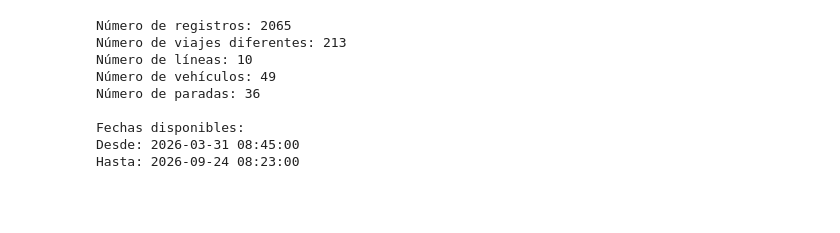
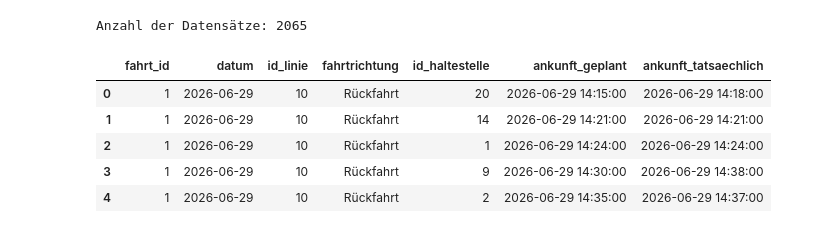
Before and after one commit to IngPedro11/Datenverwaltungssysteme, a Jupyter notebook: docker/machine_learning/notebooks/02_citymove_delay_prediction.ipynb, the cells around one changed output. Cells and saved outputs as stored; diff of their text form; code cells hidden in the pictures; blank space fills up the shorter version.

```diff
--- a/docker/machine_learning/notebooks/02_citymove_delay_prediction.ipynb
+++ b/docker/machine_learning/notebooks/02_citymove_delay_prediction.ipynb
@@ -124,21 +154,35 @@ Available records: 2065
 # %%
-print("Número de registros:", len(df_ml))
-print("Número de viajes diferentes:", df_ml["id_fahrt"].nunique())
-print("Número de líneas:", df_ml["id_linie"].nunique())
-print("Número de vehículos:", df_ml["id_fahrzeug"].nunique())
-print("Número de paradas:", df_ml["id_haltestelle"].nunique())
+# Geplante und tatsächliche Ankunftszeiten zusammenführen.
 
-print("\nFechas disponibles:")
-print("Desde:", df_ml["ankunft_geplant"].min())
-print("Hasta:", df_ml["ankunft_geplant"].max())
+query_verspaetung = """
+SELECT
+    f.id AS fahrt_id,
+    f.datum,
+    f.id_linie,
+    f.fahrtrichtung,
+    fh.id_haltestelle,
+    fp.ankunft_geplant,
+    fh.ankunft_tatsaechlich
+FROM citymove.fahrt_haltestelle AS fh
+JOIN citymove.fahrplan AS fp
+    ON fp.id_fahrt = fh.id_fahrt
+    AND fp.id_haltestelle = fh.id_haltestelle
+JOIN citymove.fahrt AS f
+    ON f.id = fh.id_fahrt
+WHERE fp.ankunft_geplant IS NOT NULL
+  AND fh.ankunft_tatsaechlich IS NOT NULL;
+"""
+
+df_verspaetung = pd.read_sql(query_verspaetung, engine)
+
+print("Anzahl der Datensätze:", len(df_verspaetung))
+display(df_verspaetung.head())
 # %% [output]
-Número de registros: 2065
-Número de viajes diferentes: 213
-Número de líneas: 10
-Número de vehículos: 49
-Número de paradas: 36
-
-Fechas disponibles:
-Desde: 2026-03-31 08:45:00
-Hasta: 2026-09-24 08:23:00
+Anzahl der Datensätze: 2065
+|  | fahrt_id | datum | id_linie | fahrtrichtung | id_haltestelle | ankunft_geplant | ankunft_tatsaechlich |
+| 0 | 1 | 2026-06-29 | 10 | Rückfahrt | 20 | 2026-06-29 14:15:00 | 2026-06-29 14:18:00 |
+| 1 | 1 | 2026-06-29 | 10 | Rückfahrt | 14 | 2026-06-29 14:21:00 | 2026-06-29 14:21:00 |
+| 2 | 1 | 2026-06-29 | 10 | Rückfahrt | 1 | 2026-06-29 14:24:00 | 2026-06-29 14:24:00 |
+| 3 | 1 | 2026-06-29 | 10 | Rückfahrt | 9 | 2026-06-29 14:30:00 | 2026-06-29 14:38:00 |
+| 4 | 1 | 2026-06-29 | 10 | Rückfahrt | 2 | 2026-06-29 14:35:00 | 2026-06-29 14:37:00 |
 # %%
```
Also changed, not shown: parts of 14 cells of this notebook.
